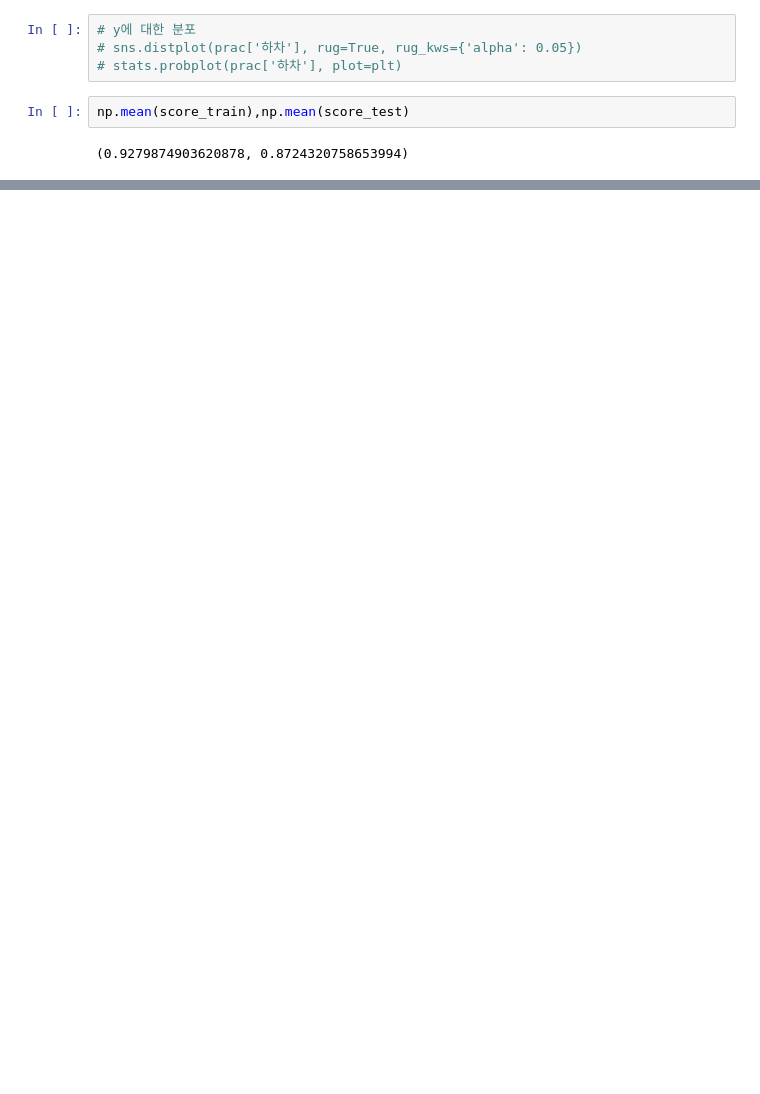
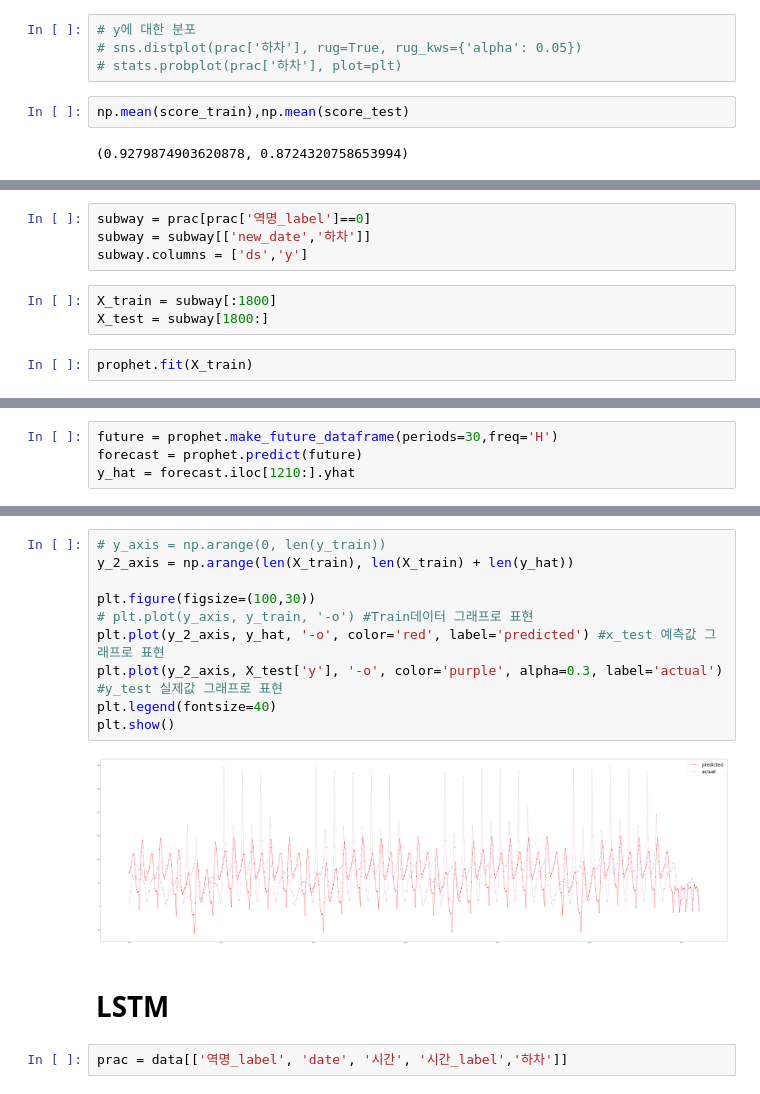
Before and after one commit to y-eon/CONTEST, a Jupyter notebook: 01. Big_contest/03. ANALYSIS/subway_prediciton_model.ipynb, the cells around one changed output, grey strips where cells are left out. Drawn from its saved outputs; the diff is of its cells as text; blank space fills up the shorter version.

```diff
--- a/01. Big_contest/03. ANALYSIS/subway_prediciton_model.ipynb
+++ b/01. Big_contest/03. ANALYSIS/subway_prediciton_model.ipynb
@@ -85,0 +408,9 @@ np.mean(score_train),np.mean(score_test)
+# %%
+subway = prac[prac['역명_label']==0]
+subway = subway[['new_date','하차']]
+subway.columns = ['ds','y']
+# %%
+X_train = subway[:1800]
+X_test = subway[1800:]
+# %%
+prophet.fit(X_train)
@@ -85,0 +419,4 @@ np.mean(score_train),np.mean(score_test)
+# %%
+future = prophet.make_future_dataframe(periods=30,freq='H')
+forecast = prophet.predict(future)
+y_hat = forecast.iloc[1210:].yhat
@@ -85,0 +439,16 @@ np.mean(score_train),np.mean(score_test)
+# %%
+# y_axis = np.arange(0, len(y_train))
+y_2_axis = np.arange(len(X_train), len(X_train) + len(y_hat))
+
+plt.figure(figsize=(100,30))
+# plt.plot(y_axis, y_train, '-o') #Train데이터 그래프로 표현
+plt.plot(y_2_axis, y_hat, '-o', color='red', label='predicted') #x_test 예측값 그래프로 표현
+plt.plot(y_2_axis, X_test['y'], '-o', color='purple', alpha=0.3, label='actual') #y_test 실제값 그래프로 표현
+plt.legend(fontsize=40)
+plt.show()
+# %% [output]
+[figure, added]
+# %% [markdown]
+# LSTM
+# %%
+prac = data[['역명_label', 'date', '시간', '시간_label','하차']]
```
Also changed, not shown: parts of 53 cells of this notebook.
